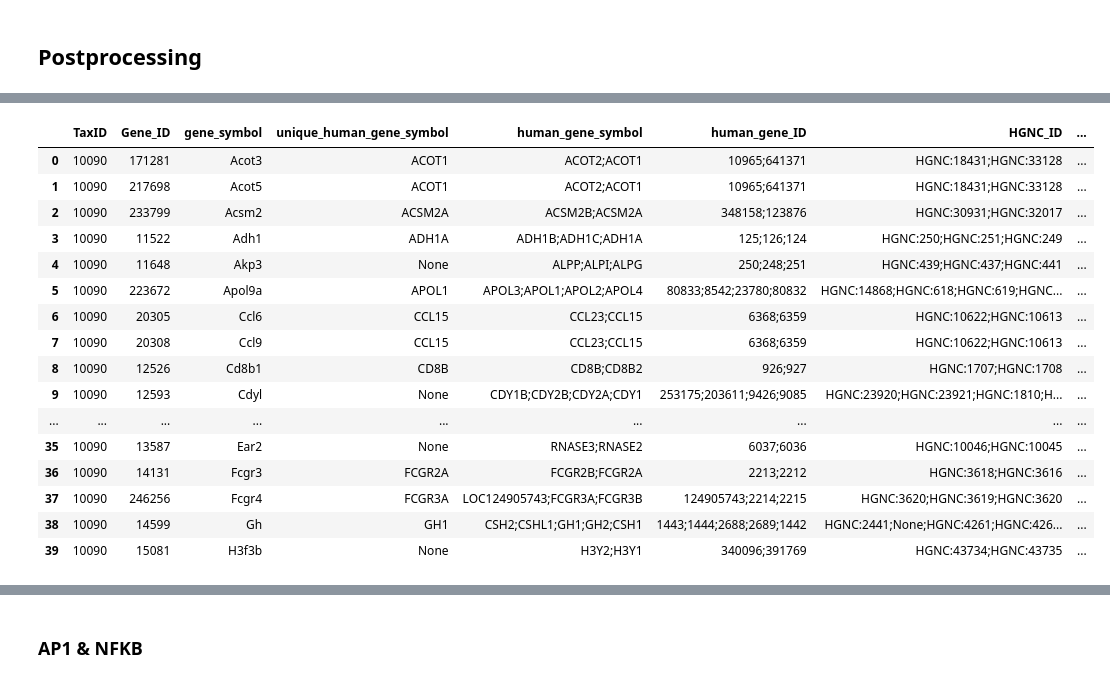
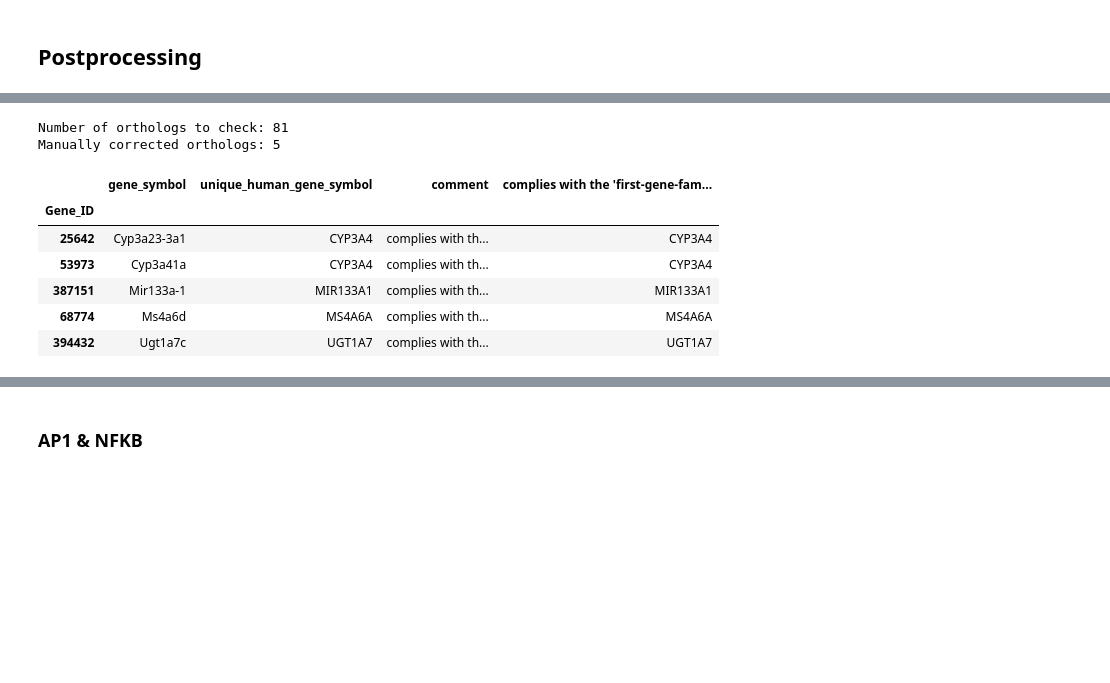
Before and after one commit to Rbbt-Workflows/ExTRI2, a Jupyter notebook: scripts/postprocessing/postprocessing_checkings.ipynb, the cells around one changed output, grey strips where cells are left out. Drawn from its saved outputs; the diff is of its cells as text; code cells hidden in the pictures; blank space fills up the shorter version.

```diff
--- a/scripts/postprocessing/postprocessing_checkings.ipynb
+++ b/scripts/postprocessing/postprocessing_checkings.ipynb
@@ -163,4 +124,7 @@ Number of orthologs to check: 81
 # %%
+# MANUALLY CHECK ORTHOLOGS WITH UNIQUE HUMAN ID EITHER UNASSIGNED OR ASSIGNED THROUGH 1ST FAMILY MEMBER RULE
+
+# --- PREPARING TABLE OF ORTHOLOGS TO CHECK ---
 def get_unique_human_symbol_index(row):
     '''
     Get the index of the unique human gene symbol following these rules:
@@ -212,52 +176,85 @@ def get_unique_human_symbol_index(row):
             same_family.sort(key=lambda x: x[1])
             return same_family[0][0]
 
     # Otherwise, just pick smallest lexicographic suffix (first family member)
     candidates.sort(key=lambda x: x[1])
     return candidates[0][0]
 
 def assign_unique_human_fields(row):
     '''Helper function to assign unique fields based on index'''
     idx = get_unique_human_symbol_index(row)
 
     if idx is None:
         return pd.Series({
             'unique_human_gene_ID': 'None',
             'unique_human_gene_symbol':  'None',
         })
 
     return pd.Series({
         'unique_human_gene_ID': row['human_gene_ID'].split(';')[idx],
         'unique_human_gene_symbol': row['human_gene_symbol'].split(';')[idx],
     })
 
 orthologs_df = orthologs_df.drop(columns=['unique_human_gene_ID', 'unique_human_gene_symbol'])
 orthologs_df = orthologs_df.join(orthologs_df.apply(assign_unique_human_fields, axis=1))
 
+# Precompute counts in ExTRI2_df
+tf_counts = ExTRI2_df['TF Symbol'].value_counts()
+tg_counts = ExTRI2_df['TG Symbol'].value_counts()
+
+# Map counts
+orthologs_df['TF_count'] = orthologs_df['gene_symbol'].map(tf_counts).fillna(0).astype(int)
+orthologs_df['TG_count'] = orthologs_df['gene_symbol'].map(tg_counts).fillna(0).astype(int)
+
+# Save orthologs with unique human ID either unassigned or assigned through 1st family member rule
 m = (orthologs_df['human_gene_ID'].str.contains(';')) & (orthologs_df['unique_human_gene_symbol'].str.upper() != orthologs_df['gene_symbol'].str.upper())
+
 cols_first = ['TaxID', 'Gene_ID', 'gene_symbol', 'unique_human_gene_symbol', 'human_gene_symbol', 'human_gene_ID', 'HGNC_ID']
 orthologs_to_check = orthologs_df[m][cols_first + [c for c in orthologs_df.columns if c not in cols_first]].sort_values(by=['gene_symbol', 'TaxID']).reset_index(drop=True)
+print(f"Number of orthologs to check: {len(orthologs_to_check)}")
 
-pd.set_option('display.max_colwidth', 40)
-orthologs_to_check[:40]
+orthologs_to_check.to_csv(config['data_p'] + 'validation/orthologs_to_check.tsv', sep='\t', index=False)
+
+# --- GETTING MANUALLY-CORRECTED ORTHOLOGS ---
+# Orthologs have been checked and corrections are in:
+orthologs_checked = pd.read_csv(config['data_p'] + 'validation/orthologs_to_check_w_comments.tsv', sep='\t')
+# Correct ortholog is in one of these 3 columns:
+comment_cols = [
+    "complies with the 'first-gene-family'-rule", # We have decided to only take this column into consideration
+    # 'cited as human orthologue in NCBI Gene "Summary" for the mouse/rat gene',
+    # 'human gene has rodent symbol as alias'
+]
+
+# Get the subset of manually corrected orthologs
+m = (orthologs_checked["complies with the 'first-gene-family'-rule"].notna())
+manually_corrected = orthologs_checked[m].copy().set_index("Gene_ID")
+
+# Assign unique human gene symbol and comment based on the comments columns
+manually_corrected["unique_human_gene_symbol"] = manually_corrected[comment_cols].bfill(axis=1).iloc[:, 0]
+manually_corrected["comment"] = manually_corrected[comment_cols].apply(
+    lambda row: next(
+        (col for col in comment_cols if pd.notna(row[col]) and row[col] is not None),
+        np.nan), axis=1
+)
+# Display the manually corrected orthologs
+print(f"Manually corrected orthologs: {len(manually_corrected)}")
+display(manually_corrected[['gene_symbol', 'unique_human_gene_symbol', "comment"] + comment_cols].head())
+
+# Create a dictionary
+manual_orthologs_dict = manually_corrected[["unique_human_gene_symbol", "comment"]].to_dict(orient="index")
+# Save as json
+with open(config['data_p'] + 'postprocessing/manual_orthologs_corrections.json', 'w') as f:
+    json.dump(manual_orthologs_dict, f, indent=4)
 # %% [output]
+Number of orthologs to check: 81
+Manually corrected orthologs: 5
-|  | TaxID | Gene_ID | gene_symbol | unique_human_gene_symbol | human_gene_symbol | human_gene_ID | HGNC_ID | ... |
-| 0 | 10090 | 171281 | Acot3 | ACOT1 | ACOT2;ACOT1 | 10965;641371 | HGNC:18431;HGNC:33128 | ... |
-| 1 | 10090 | 217698 | Acot5 | ACOT1 | ACOT2;ACOT1 | 10965;641371 | HGNC:18431;HGNC:33128 | ... |
-| 2 | 10090 | 233799 | Acsm2 | ACSM2A | ACSM2B;ACSM2A | 348158;123876 | HGNC:30931;HGNC:32017 | ... |
-| 3 | 10090 | 11522 | Adh1 | ADH1A | ADH1B;ADH1C;ADH1A | 125;126;124 | HGNC:250;HGNC:251;HGNC:249 | ... |
-| 4 | 10090 | 11648 | Akp3 | None | ALPP;ALPI;ALPG | 250;248;251 | HGNC:439;HGNC:437;HGNC:441 | ... |
-| 5 | 10090 | 223672 | Apol9a | APOL1 | APOL3;APOL1;APOL2;APOL4 | 80833;8542;23780;80832 | HGNC:14868;HGNC:618;HGNC:619;HGNC... | ... |
-| 6 | 10090 | 20305 | Ccl6 | CCL15 | CCL23;CCL15 | 6368;6359 | HGNC:10622;HGNC:10613 | ... |
-| 7 | 10090 | 20308 | Ccl9 | CCL15 | CCL23;CCL15 | 6368;6359 | HGNC:10622;HGNC:10613 | ... |
-| 8 | 10090 | 12526 | Cd8b1 | CD8B | CD8B;CD8B2 | 926;927 | HGNC:1707;HGNC:1708 | ... |
-| 9 | 10090 | 12593 | Cdyl | None | CDY1B;CDY2B;CDY2A;CDY1 | 253175;203611;9426;9085 | HGNC:23920;HGNC:23921;HGNC:1810;H... | ... |
-| ... | ... | ... | ... | ... | ... | ... | ... | ... |
-| 35 | 10090 | 13587 | Ear2 | None | RNASE3;RNASE2 | 6037;6036 | HGNC:10046;HGNC:10045 | ... |
-| 36 | 10090 | 14131 | Fcgr3 | FCGR2A | FCGR2B;FCGR2A | 2213;2212 | HGNC:3618;HGNC:3616 | ... |
-| 37 | 10090 | 246256 | Fcgr4 | FCGR3A | LOC124905743;FCGR3A;FCGR3B | 124905743;2214;2215 | HGNC:3620;HGNC:3619;HGNC:3620 | ... |
-| 38 | 10090 | 14599 | Gh | GH1 | CSH2;CSHL1;GH1;GH2;CSH1 | 1443;1444;2688;2689;1442 | HGNC:2441;None;HGNC:4261;HGNC:426... | ... |
-| 39 | 10090 | 15081 | H3f3b | None | H3Y2;H3Y1 | 340096;391769 | HGNC:43734;HGNC:43735 | ... |
+|  | gene_symbol | unique_human_gene_symbol | comment | complies with the 'first-gene-fam... |
+| Gene_ID |  |  |  |  |
+| 25642 | Cyp3a23-3a1 | CYP3A4 | complies with th... | CYP3A4 |
+| 53973 | Cyp3a41a | CYP3A4 | complies with th... | CYP3A4 |
+| 387151 | Mir133a-1 | MIR133A1 | complies with th... | MIR133A1 |
+| 68774 | Ms4a6d | MS4A6A | complies with th... | MS4A6A |
+| 394432 | Ugt1a7c | UGT1A7 | complies with th... | UGT1A7 |
 # %%
 ## CHECK THE DISTRUBTION OF TF TYPES PER HUMAN MAPPING
 # Check whether any TF_human_symbol has multiple TF types from different rodent orthologs
```
Also changed, not shown: parts of 10 cells of this notebook, 12 other files.
